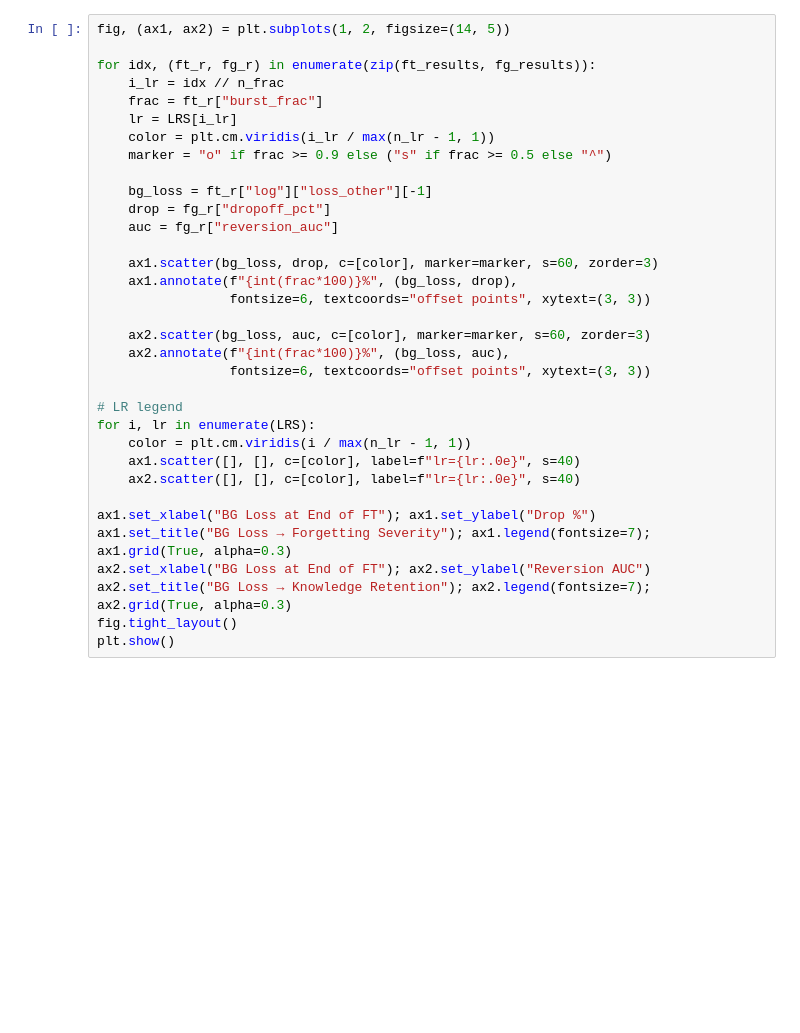
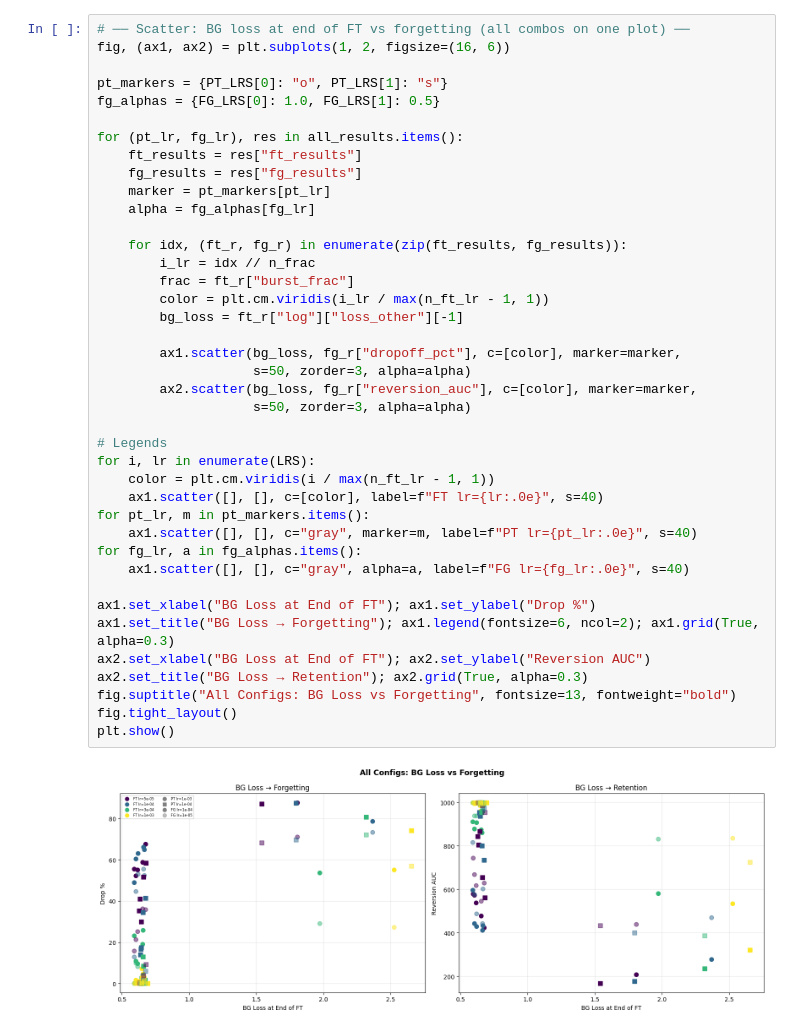
Before and after one commit to ipdimitrov/compositional_capabilities_burst, a Jupyter notebook: notebooks/lr_concentration_sweep.ipynb, the cells around one changed output. Saved outputs shown, nothing was run; the diff lists cells and outputs as text; blank space fills up the shorter version.

```diff
--- a/notebooks/lr_concentration_sweep.ipynb
+++ b/notebooks/lr_concentration_sweep.ipynb
@@ -250,34 +247,42 @@ plt.show()
 # %%
-fig, (ax1, ax2) = plt.subplots(1, 2, figsize=(14, 5))
+# ── Scatter: BG loss at end of FT vs forgetting (all combos on one plot) ──
+fig, (ax1, ax2) = plt.subplots(1, 2, figsize=(16, 6))
 
-for idx, (ft_r, fg_r) in enumerate(zip(ft_results, fg_results)):
-    i_lr = idx // n_frac
-    frac = ft_r["burst_frac"]
-    lr = LRS[i_lr]
-    color = plt.cm.viridis(i_lr / max(n_lr - 1, 1))
-    marker = "o" if frac >= 0.9 else ("s" if frac >= 0.5 else "^")
+pt_markers = {PT_LRS[0]: "o", PT_LRS[1]: "s"}
+fg_alphas = {FG_LRS[0]: 1.0, FG_LRS[1]: 0.5}
 
-    bg_loss = ft_r["log"]["loss_other"][-1]
-    drop = fg_r["dropoff_pct"]
-    auc = fg_r["reversion_auc"]
+for (pt_lr, fg_lr), res in all_results.items():
+    ft_results = res["ft_results"]
+    fg_results = res["fg_results"]
+    marker = pt_markers[pt_lr]
+    alpha = fg_alphas[fg_lr]
 
-    ax1.scatter(bg_loss, drop, c=[color], marker=marker, s=60, zorder=3)
-    ax1.annotate(f"{int(frac*100)}%", (bg_loss, drop),
-                 fontsize=6, textcoords="offset points", xytext=(3, 3))
+    for idx, (ft_r, fg_r) in enumerate(zip(ft_results, fg_results)):
+        i_lr = idx // n_frac
+        frac = ft_r["burst_frac"]
+        color = plt.cm.viridis(i_lr / max(n_ft_lr - 1, 1))
+        bg_loss = ft_r["log"]["loss_other"][-1]
 
-    ax2.scatter(bg_loss, auc, c=[color], marker=marker, s=60, zorder=3)
-    ax2.annotate(f"{int(frac*100)}%", (bg_loss, auc),
-                 fontsize=6, textcoords="offset points", xytext=(3, 3))
+        ax1.scatter(bg_loss, fg_r["dropoff_pct"], c=[color], marker=marker,
+                    s=50, zorder=3, alpha=alpha)
+        ax2.scatter(bg_loss, fg_r["reversion_auc"], c=[color], marker=marker,
+                    s=50, zorder=3, alpha=alpha)
 
-# LR legend
+# Legends
 for i, lr in enumerate(LRS):
-    color = plt.cm.viridis(i / max(n_lr - 1, 1))
-    ax1.scatter([], [], c=[color], label=f"lr={lr:.0e}", s=40)
-    ax2.scatter([], [], c=[color], label=f"lr={lr:.0e}", s=40)
+    color = plt.cm.viridis(i / max(n_ft_lr - 1, 1))
+    ax1.scatter([], [], c=[color], label=f"FT lr={lr:.0e}", s=40)
+for pt_lr, m in pt_markers.items():
+    ax1.scatter([], [], c="gray", marker=m, label=f"PT lr={pt_lr:.0e}", s=40)
+for fg_lr, a in fg_alphas.items():
+    ax1.scatter([], [], c="gray", alpha=a, label=f"FG lr={fg_lr:.0e}", s=40)
 
 ax1.set_xlabel("BG Loss at End of FT"); ax1.set_ylabel("Drop %")
-ax1.set_title("BG Loss → Forgetting Severity"); ax1.legend(fontsize=7); ax1.grid(True, alpha=0.3)
+ax1.set_title("BG Loss → Forgetting"); ax1.legend(fontsize=6, ncol=2); ax1.grid(True, alpha=0.3)
 ax2.set_xlabel("BG Loss at End of FT"); ax2.set_ylabel("Reversion AUC")
-ax2.set_title("BG Loss → Knowledge Retention"); ax2.legend(fontsize=7); ax2.grid(True, alpha=0.3)
+ax2.set_title("BG Loss → Retention"); ax2.grid(True, alpha=0.3)
+fig.suptitle("All Configs: BG Loss vs Forgetting", fontsize=13, fontweight="bold")
 fig.tight_layout()
 plt.show()
+# %% [output]
+[figure, added]
```
Also changed, not shown: parts of 18 cells of this notebook, 4 other files.
